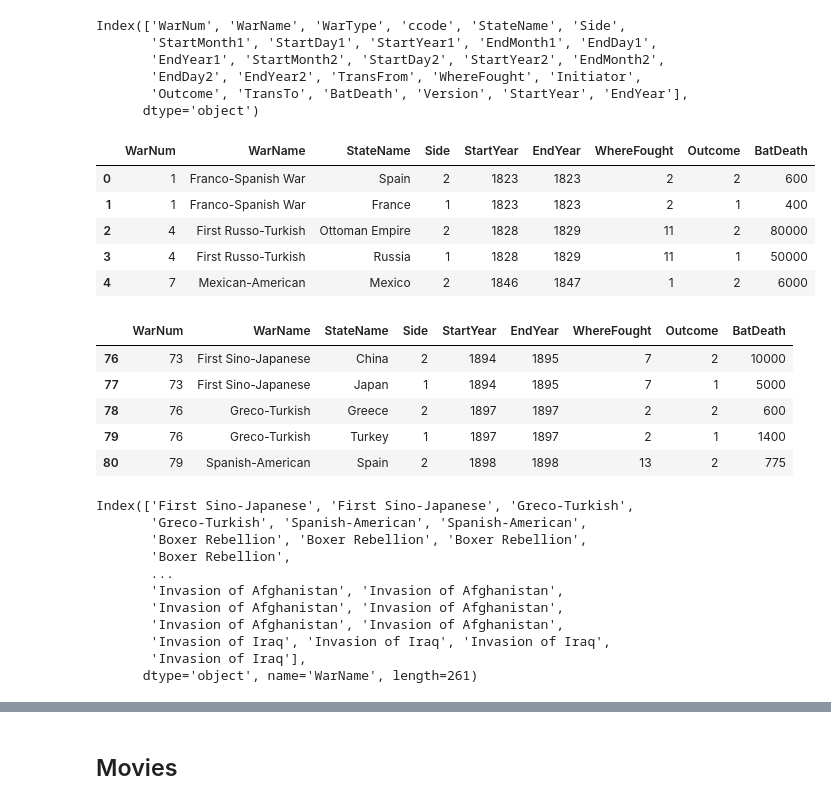
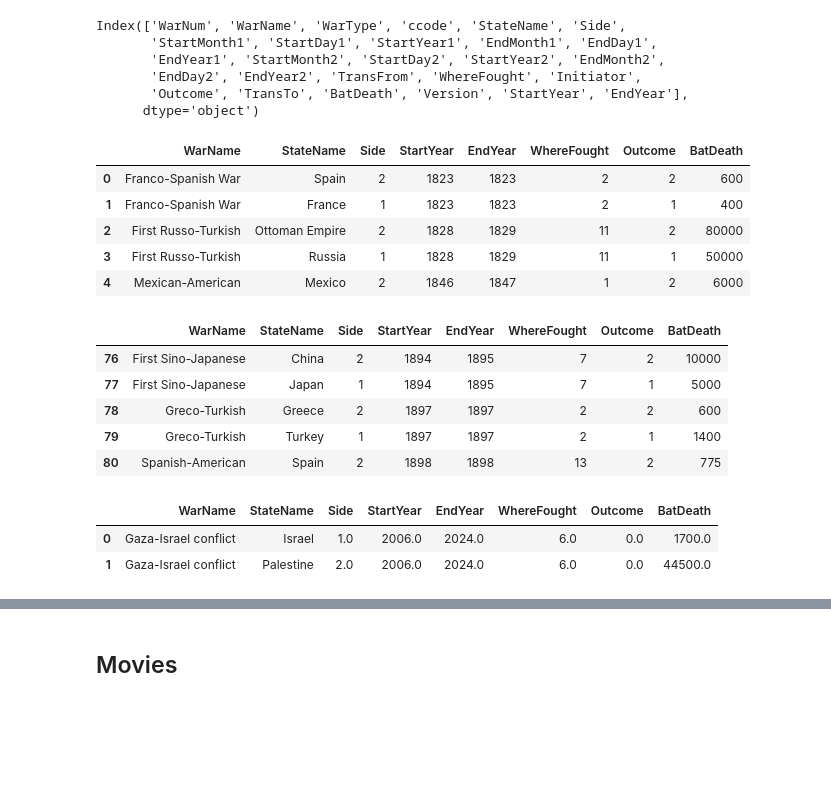
Before and after one commit to epfl-ada/ada-2024-project-americandentalassociation, a Jupyter notebook: Wars_Cleaning.ipynb, the cells around one changed output, grey strips where cells are left out. Drawn from its saved outputs; the diff is of its cells as text; code cells hidden in the pictures; blank space fills up the shorter version.

Commit message:
Added Some Conflicts

```diff
--- a/Wars_Cleaning.ipynb
+++ b/Wars_Cleaning.ipynb
@@ -42,41 +37,47 @@ Index(['WarNum', 'WarName', 'WarType', 'ccode', 'StateName', 'Side',
        'Outcome', 'TransTo', 'BatDeath', 'Version', 'StartYear', 'EndYear'],
       dtype='object')
 # %%
-df_clean = df[["WarNum", "WarName", "StateName", "Side", "StartYear", "EndYear", "WhereFought", "Outcome", "BatDeath"]]
+df_clean = df[["WarName", "StateName", "Side", "StartYear", "EndYear", "WhereFought", "Outcome", "BatDeath"]]
 df_clean.head()
 # %% [output]
-|  | WarNum | WarName | StateName | Side | StartYear | EndYear | WhereFought | Outcome | BatDeath |
-| 0 | 1 | Franco-Spanish War | Spain | 2 | 1823 | 1823 | 2 | 2 | 600 |
-| 1 | 1 | Franco-Spanish War | France | 1 | 1823 | 1823 | 2 | 1 | 400 |
-| 2 | 4 | First Russo-Turkish | Ottoman Empire | 2 | 1828 | 1829 | 11 | 2 | 80000 |
-| 3 | 4 | First Russo-Turkish | Russia | 1 | 1828 | 1829 | 11 | 1 | 50000 |
-| 4 | 7 | Mexican-American | Mexico | 2 | 1846 | 1847 | 1 | 2 | 6000 |
+|  | WarName | StateName | Side | StartYear | EndYear | WhereFought | Outcome | BatDeath |
+| 0 | Franco-Spanish War | Spain | 2 | 1823 | 1823 | 2 | 2 | 600 |
+| 1 | Franco-Spanish War | France | 1 | 1823 | 1823 | 2 | 1 | 400 |
+| 2 | First Russo-Turkish | Ottoman Empire | 2 | 1828 | 1829 | 11 | 2 | 80000 |
+| 3 | First Russo-Turkish | Russia | 1 | 1828 | 1829 | 11 | 1 | 50000 |
+| 4 | Mexican-American | Mexico | 2 | 1846 | 1847 | 1 | 2 | 6000 |
 # %%
 df_clean = df_clean[df_clean["EndYear"]>1894]
 df_clean.head()
 # %% [output]
-|  | WarNum | WarName | StateName | Side | StartYear | EndYear | WhereFought | Outcome | BatDeath |
-| 76 | 73 | First Sino-Japanese | China | 2 | 1894 | 1895 | 7 | 2 | 10000 |
-| 77 | 73 | First Sino-Japanese | Japan | 1 | 1894 | 1895 | 7 | 1 | 5000 |
-| 78 | 76 | Greco-Turkish | Greece | 2 | 1897 | 1897 | 2 | 2 | 600 |
-| 79 | 76 | Greco-Turkish | Turkey | 1 | 1897 | 1897 | 2 | 1 | 1400 |
-| 80 | 79 | Spanish-American | Spain | 2 | 1898 | 1898 | 13 | 2 | 775 |
+|  | WarName | StateName | Side | StartYear | EndYear | WhereFought | Outcome | BatDeath |
+| 76 | First Sino-Japanese | China | 2 | 1894 | 1895 | 7 | 2 | 10000 |
+| 77 | First Sino-Japanese | Japan | 1 | 1894 | 1895 | 7 | 1 | 5000 |
+| 78 | Greco-Turkish | Greece | 2 | 1897 | 1897 | 2 | 2 | 600 |
+| 79 | Greco-Turkish | Turkey | 1 | 1897 | 1897 | 2 | 1 | 1400 |
+| 80 | Spanish-American | Spain | 2 | 1898 | 1898 | 13 | 2 | 775 |
+# %%
+df_clean.loc[0,:] = ["Gaza-Israel conflict","Israel", 1, 2006, 2024, 6, 0, 1700]
+df_clean.loc[1,:] = ["Gaza-Israel conflict","Palestine", 2, 2006, 2024, 6, 0, 44500]
+df_clean.loc[2,:] = ["Russo-Georgian War", "Russia", 1, 2008, 2008, 12, 0, 70]
+df_clean.loc[3,:] = ["Russo-Georgian War", "South Ossetia", 1, 2008, 2008, 12, 0, 70]
+df_clean.loc[3,:] = ["Russo-Georgian War", "South Ossetia", 1, 2008, 2008, 12, 0, 365]
+df_clean.loc[4,:] = ["Russo-Georgian War", "Abkhazia", 1, 2008, 2008, 12, 0, 70]
+df_clean.loc[5,:] = ["Russo-Georgian War", "Georgia", 2, 2008, 2008, 12, 0, None]
+df_clean.loc[6,:] = ["First Libyan Civil War", 'NATO', 1, 2011, 2011, 4, 0, None]
+df_clean.loc[7,:] = ["First Libyan Civil War", 'Qatar', 1, 2011, 2011, 4, 0, None]
+df_clean.loc[8,:] = ["First Libyan Civil War", 'Sweden', 1, 2011, 2011, 4, 0, None]
+df_clean.loc[9,:] = ["First Libyan Civil War", 'United Arab Emirates', 1, 2011, 2011, 4, 0, None]
+df_clean.loc[10,:] = ["First Libyan Civil War", "Libya", 2, 2011, 2011, 4, 0, 3000]
+df_clean.loc[11,:] = ["Heglig Crisis", "Sudan", 1, 2012, 2012, 4, 0, 1200]
+df_clean.loc[12,:] = ["Heglig Crisis", "South Sudan", 2, 2012, 2012, 4, 0, 280]
+df_clean[df_clean["WarName"]=="Gaza-Israel conflict"]
+# %% [output]
+|  | WarName | StateName | Side | StartYear | EndYear | WhereFought | Outcome | BatDeath |
+| 0 | Gaza-Israel conflict | Israel | 1.0 | 2006.0 | 2024.0 | 6.0 | 0.0 | 1700.0 |
+| 1 | Gaza-Israel conflict | Palestine | 2.0 | 2006.0 | 2024.0 | 6.0 | 0.0 | 44500.0 |
 # %%
 df_clean.set_index("WarName", inplace=True)
-# %%
-df_clean.index
-# %% [output]
-Index(['First Sino-Japanese', 'First Sino-Japanese', 'Greco-Turkish',
-       'Greco-Turkish', 'Spanish-American', 'Spanish-American',
-       'Boxer Rebellion', 'Boxer Rebellion', 'Boxer Rebellion',
-       'Boxer Rebellion',
-       ...
-       'Invasion of Afghanistan', 'Invasion of Afghanistan',
-       'Invasion of Afghanistan', 'Invasion of Afghanistan',
-       'Invasion of Afghanistan', 'Invasion of Afghanistan',
-       'Invasion of Iraq', 'Invasion of Iraq', 'Invasion of Iraq',
-       'Invasion of Iraq'],
-      dtype='object', name='WarName', length=261)
 # %%
 len(set(df_clean.index))
 # %% [output]
```
Also changed, not shown: parts of 6 cells of this notebook, 1 other file.
